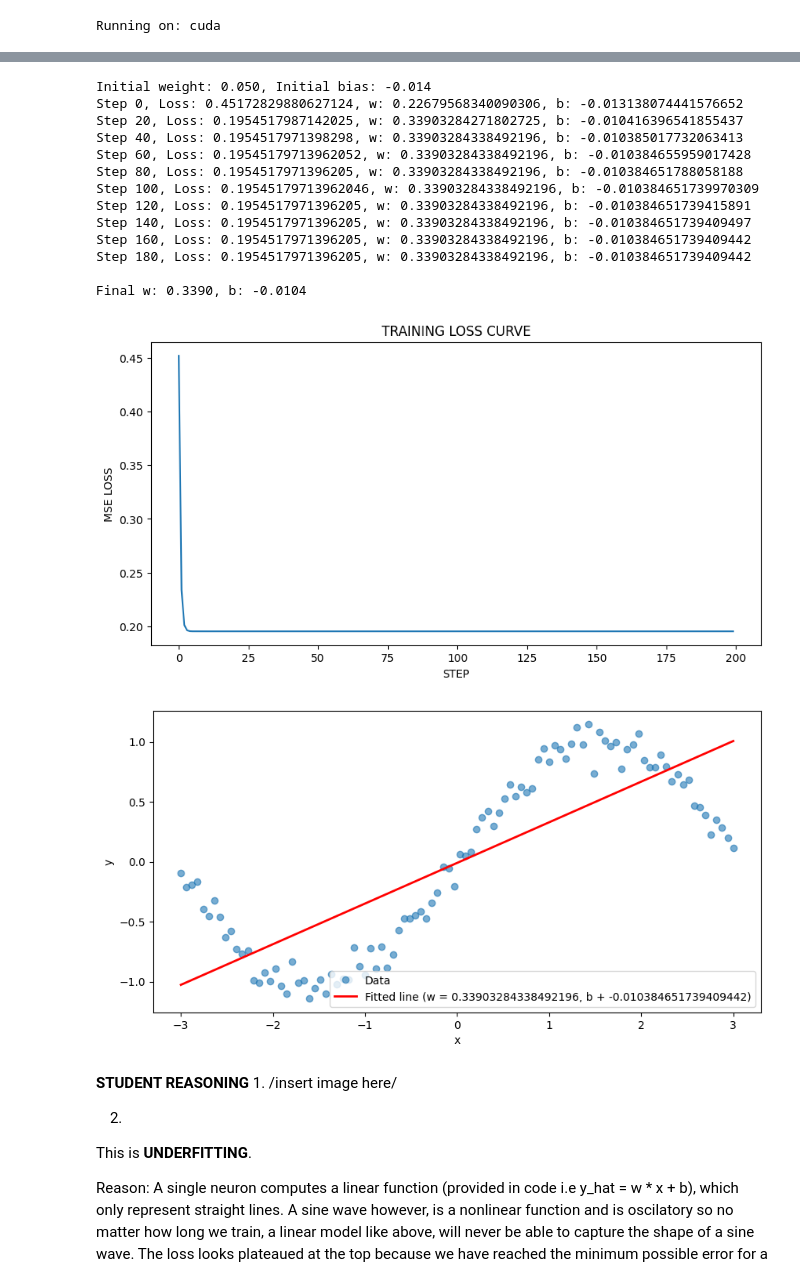
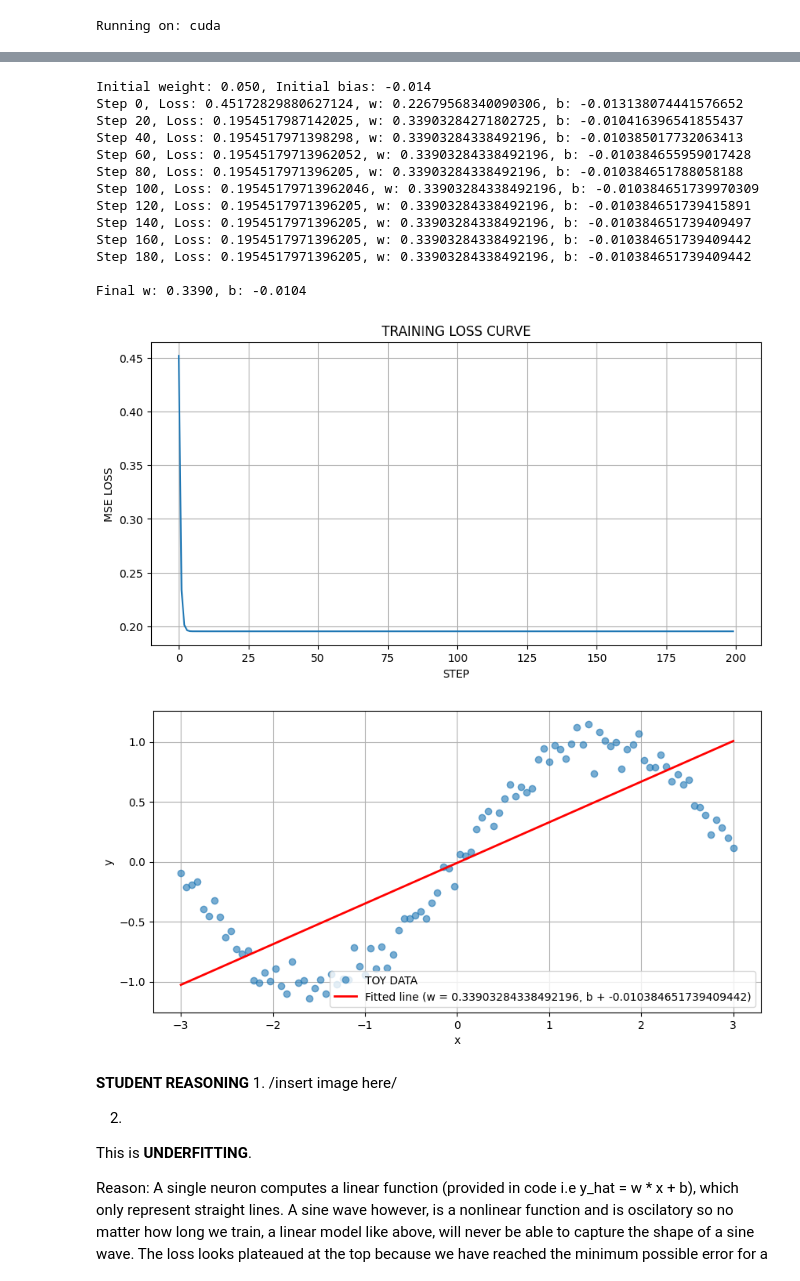
Before and after one commit to Dijah-Tunrayo/Lab_3, a Jupyter notebook: Lab_3.ipynb, the cells around one changed output, grey strips where cells are left out. Cells and saved outputs as stored; diff of their text form; code cells hidden in the pictures.

```diff
--- a/Lab_3.ipynb
+++ b/Lab_3.ipynb
@@ -88,38 +88,40 @@ print(f"\nFinal w: {w:.4f}, b: {b:.4f}")
 #The loss curve
 plt.figure(figsize = (10, 5))
 plt.plot(history_loss)
 plt.xlabel("STEP")
 plt.ylabel("MSE LOSS")
 plt.title("TRAINING LOSS CURVE")
-
+plt.grid(True)
 plt.show()
 
 #plotting the data with a fitted line on top
 plt.figure(figsize = (10,5))
-plt.plot(x, y, "o", alpha = 0.6, label = "Data")
+plt.plot(x, y, "o", alpha = 0.6, label = "TOY DATA")
 plt.plot(x, w * x + b, "r-", linewidth = 2, label = f"Fitted line (w = {w}, b + {b})")
 plt.xlabel("x")
 plt.ylabel("y")
 plt.legend()
+plt.grid(True)
+plt.show()
 
-plt.show()
+#==============================================================================================#
 # %% [output]
 [figure]
 Initial weight: 0.050, Initial bias: -0.014
 Step 0, Loss: 0.45172829880627124, w: 0.22679568340090306, b: -0.013138074441576652
 Step 20, Loss: 0.1954517987142025, w: 0.33903284271802725, b: -0.010416396541855437
 Step 40, Loss: 0.1954517971398298, w: 0.33903284338492196, b: -0.010385017732063413
 Step 60, Loss: 0.19545179713962052, w: 0.33903284338492196, b: -0.010384655959017428
 Step 80, Loss: 0.1954517971396205, w: 0.33903284338492196, b: -0.010384651788058188
 Step 100, Loss: 0.19545179713962046, w: 0.33903284338492196, b: -0.010384651739970309
 Step 120, Loss: 0.1954517971396205, w: 0.33903284338492196, b: -0.010384651739415891
 Step 140, Loss: 0.1954517971396205, w: 0.33903284338492196, b: -0.010384651739409497
 Step 160, Loss: 0.1954517971396205, w: 0.33903284338492196, b: -0.010384651739409442
 Step 180, Loss: 0.1954517971396205, w: 0.33903284338492196, b: -0.010384651739409442
 
 Final w: 0.3390, b: -0.0104
-[figure, old version]
+[figure, new version]
-[figure, old version]
+[figure, new version]
 # %% [markdown]
 **STUDENT REASONING**
 1.
```
Also changed, not shown: parts of 2 cells of this notebook.
